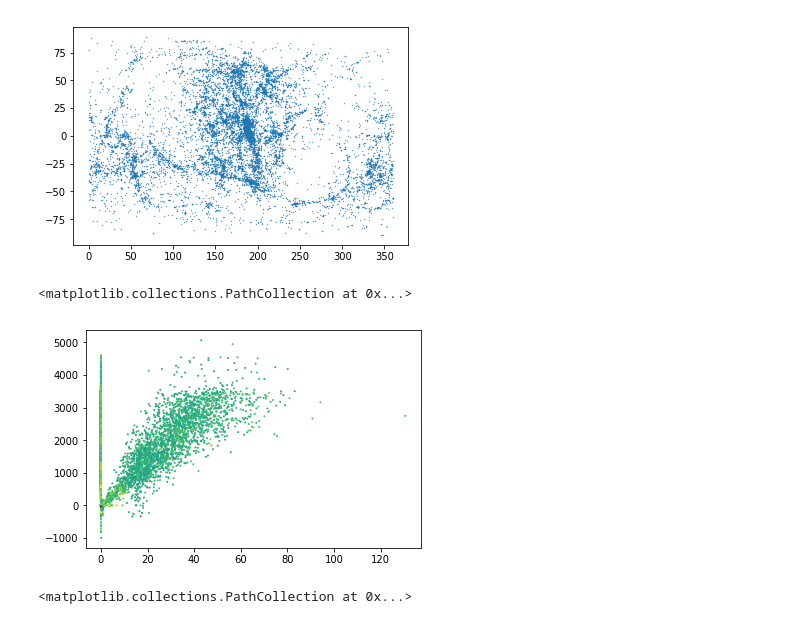
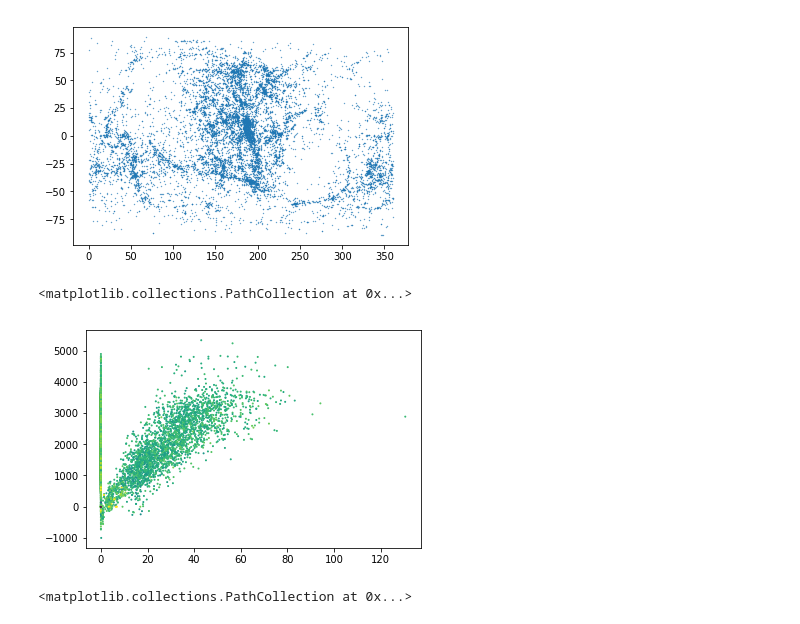
Before and after one commit to astroandes/datasets, a Jupyter notebook: code/explore_cosmicflows.ipynb, the cells around one changed output. Saved outputs shown, nothing was run; the diff lists cells and outputs as text; code cells hidden in the pictures.

```diff
--- a/code/explore_cosmicflows.ipynb
+++ b/code/explore_cosmicflows.ipynb
@@ -35,10 +37,10 @@ plt.scatter(obs_groups['RA'][ii], obs_groups['DE'][ii], s=0.1)
 <matplotlib.collections.PathCollection at 0x...>
 [figure]
 # %%
-plt.scatter(obs_groups['D_i'], obs_groups['Vls'], c=obs_groups['K_t'], s=1.0)
+plt.scatter(obs_groups['D_i'], obs_groups['Vhel'], c=obs_groups['K_t'], s=1.0)
 # %% [output]
 <matplotlib.collections.PathCollection at 0x...>
-[figure, old version]
+[figure, new version]
 # %%
 plt.scatter(obs_groups['GLong'], obs_groups['GLat'], alpha=0.1, s=5.0)
 # %% [output]
```
Also changed, not shown: parts of 2 cells of this notebook.
